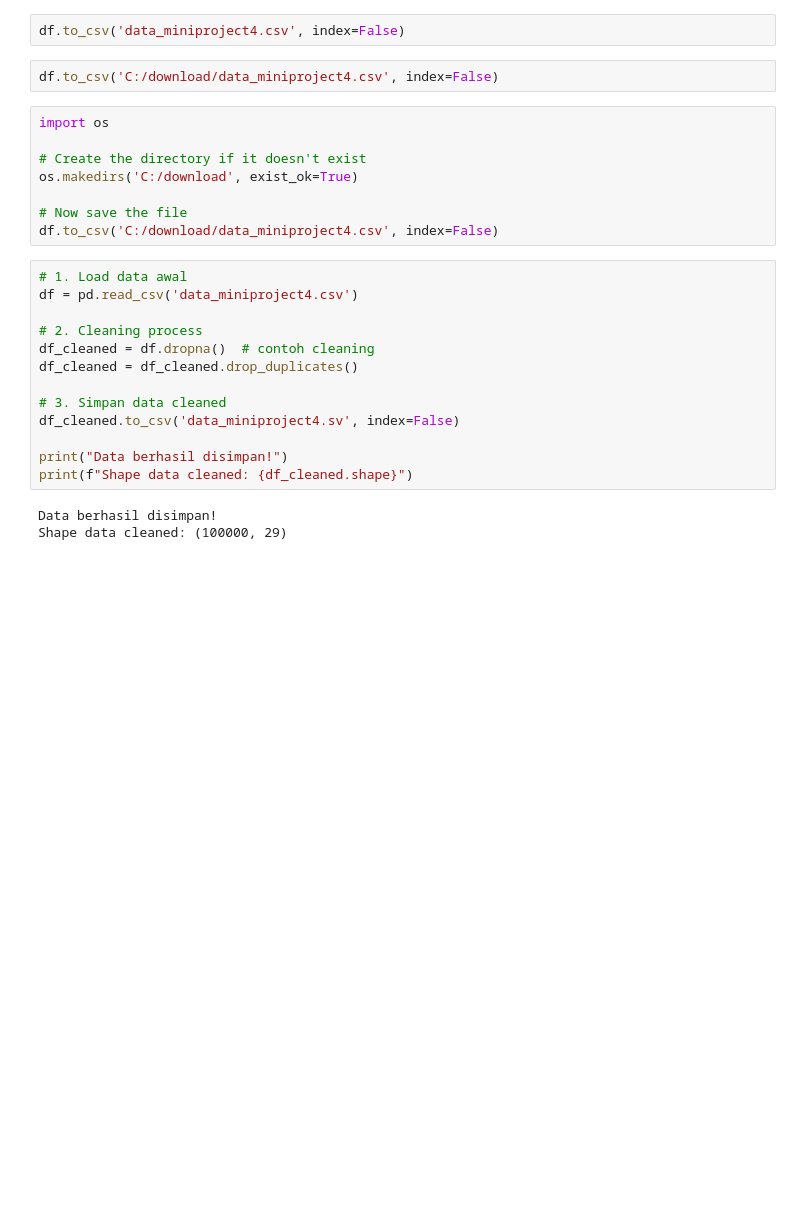
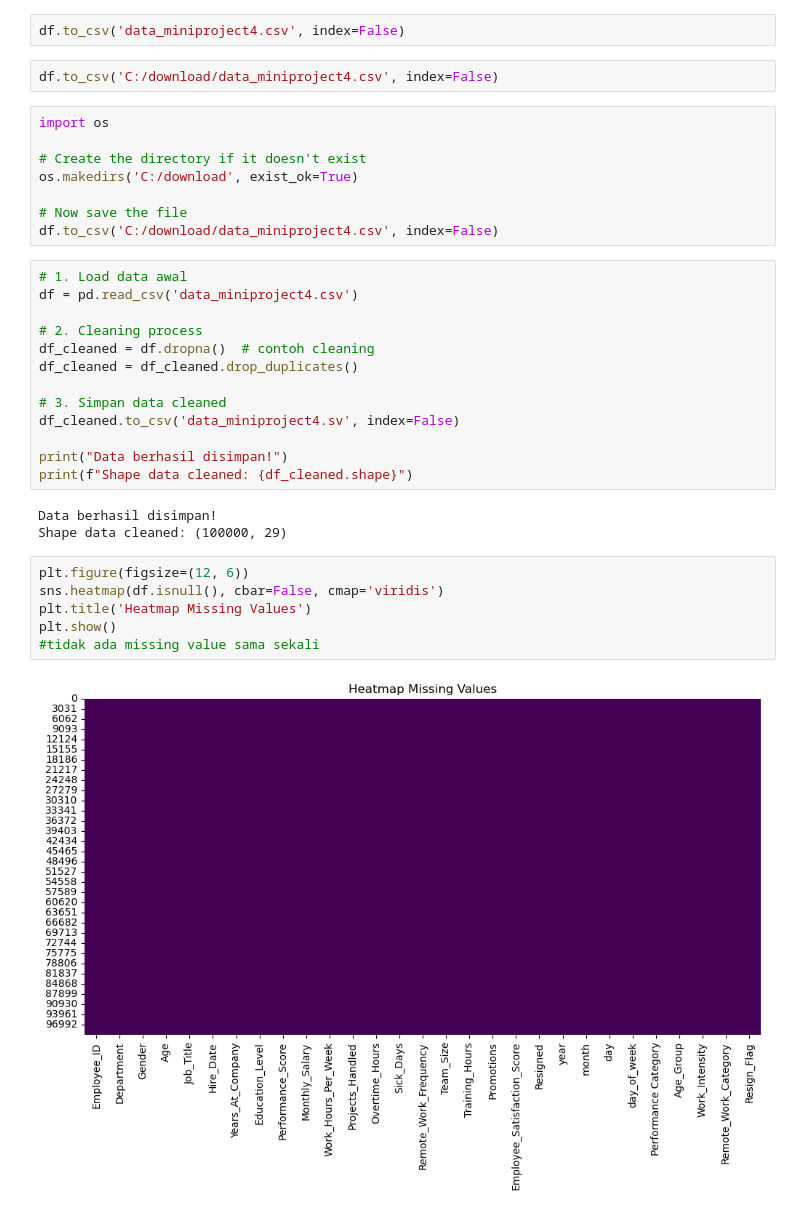
Before and after one commit to yasminauliaaa/handson-git, a Jupyter notebook: MINI PROJECT 4.ipynb, the cells around one changed output. Saved outputs shown, nothing was run; the diff lists cells and outputs as text; blank space fills up the shorter version.

```diff
--- a/MINI PROJECT 4.ipynb
+++ b/MINI PROJECT 4.ipynb
@@ -289,3 +291,11 @@ print(f"Shape data cleaned: {df_cleaned.shape}")
 # %% [output]
 Data berhasil disimpan!
 Shape data cleaned: (100000, 29)
+# %%
+plt.figure(figsize=(12, 6))
+sns.heatmap(df.isnull(), cbar=False, cmap='viridis')
+plt.title('Heatmap Missing Values')
+plt.show()
+#tidak ada missing value sama sekali
+# %% [output]
+[figure, added]
```
Also changed, not shown: parts of 10 cells of this notebook.
